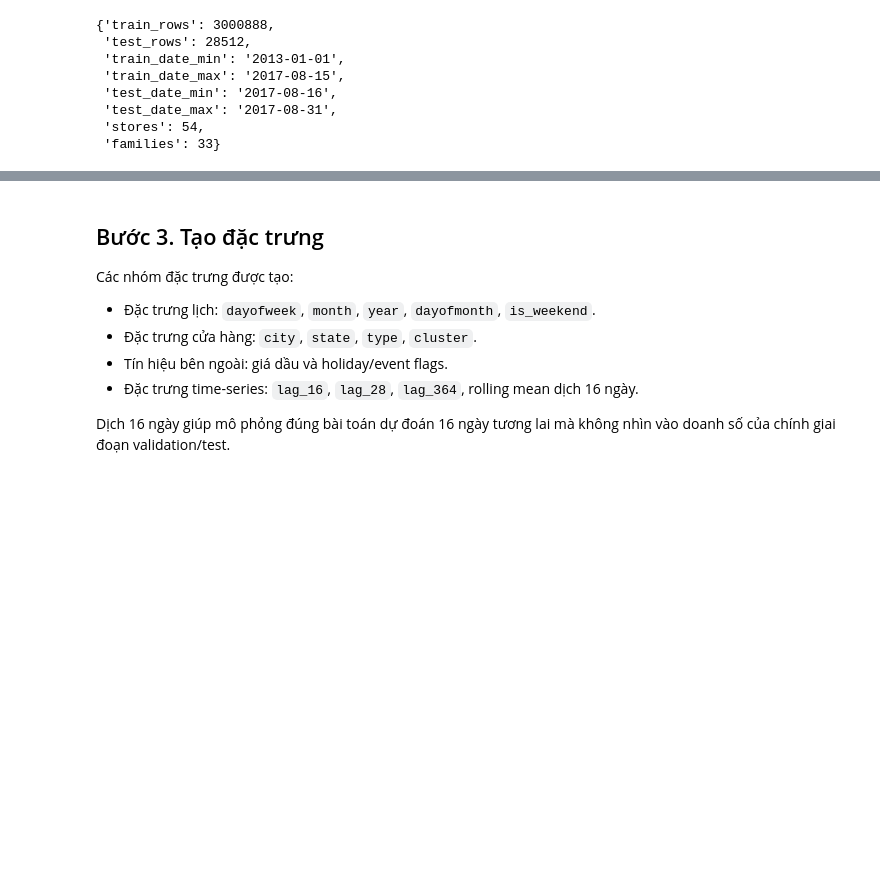
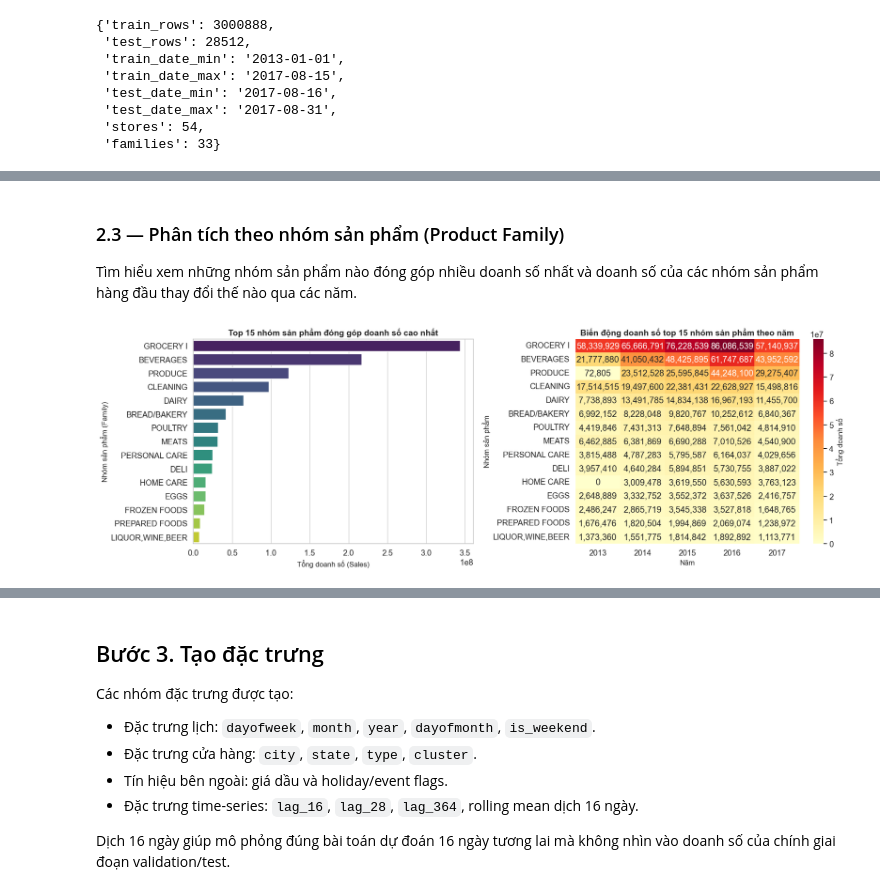
Before and after one commit to QuangManhAI/lab02-machine-learning, a Jupyter notebook: notebooks/store_sales_forecasting_new_data.ipynb, the cells around one changed output, grey strips where cells are left out. Cells and saved outputs as stored; diff of their text form; code cells hidden in the pictures; blank space fills up the shorter version.

```diff
--- a/notebooks/store_sales_forecasting_new_data.ipynb
+++ b/notebooks/store_sales_forecasting_new_data.ipynb
@@ -222,0 +244,37 @@ Top families by total sales:
+# %% [markdown]
+### 2.3 — Phân tích theo nhóm sản phẩm (Product Family)
+Tìm hiểu xem những nhóm sản phẩm nào đóng góp nhiều doanh số nhất và doanh số của các nhóm sản phẩm hàng đầu thay đổi thế nào qua các năm.
+# %%
+# Top 15 nhóm sản phẩm có doanh số cao nhất
+family_sales = train.groupby("family", observed=True)[TARGET].sum().sort_values(ascending=False)
+top_15_families = family_sales.head(15)
+
+fig, axes = plt.subplots(1, 2, figsize=(18, 6))
+
+# Bar chart ngang cho top 15
+sns.barplot(x=top_15_families.values, y=top_15_families.index, ax=axes[0], palette="viridis", hue=top_15_families.index, legend=False)
+axes[0].set_title("Top 15 nhóm sản phẩm đóng góp doanh số cao nhất")
+axes[0].set_xlabel("Tổng doanh số (Sales)")
+axes[0].set_ylabel("Nhóm sản phẩm (Family)")
+
+# Thêm biến năm để vẽ heatmap xu hướng
+train_copy = train.copy()
+train_copy["year"] = train_copy[DATE_COLUMN].dt.year
+family_year_sales = train_copy.pivot_table(
+    values=TARGET,
+    index="family",
+    columns="year",
+    aggfunc="sum",
+    observed=True
+).loc[top_15_families.index]
+
+# Heatmap phân phối theo năm
+sns.heatmap(family_year_sales, annot=True, fmt=",.0f", cmap="YlOrRd", ax=axes[1], cbar_kws={'label': 'Tổng doanh số'})
+axes[1].set_title("Biến động doanh số top 15 nhóm sản phẩm theo năm")
+axes[1].set_xlabel("Năm")
+axes[1].set_ylabel("Nhóm sản phẩm")
+
+plt.tight_layout()
+plt.show()
+# %% [output]
+[figure, added]
```
Also changed, not shown: parts of 26 cells of this notebook.
